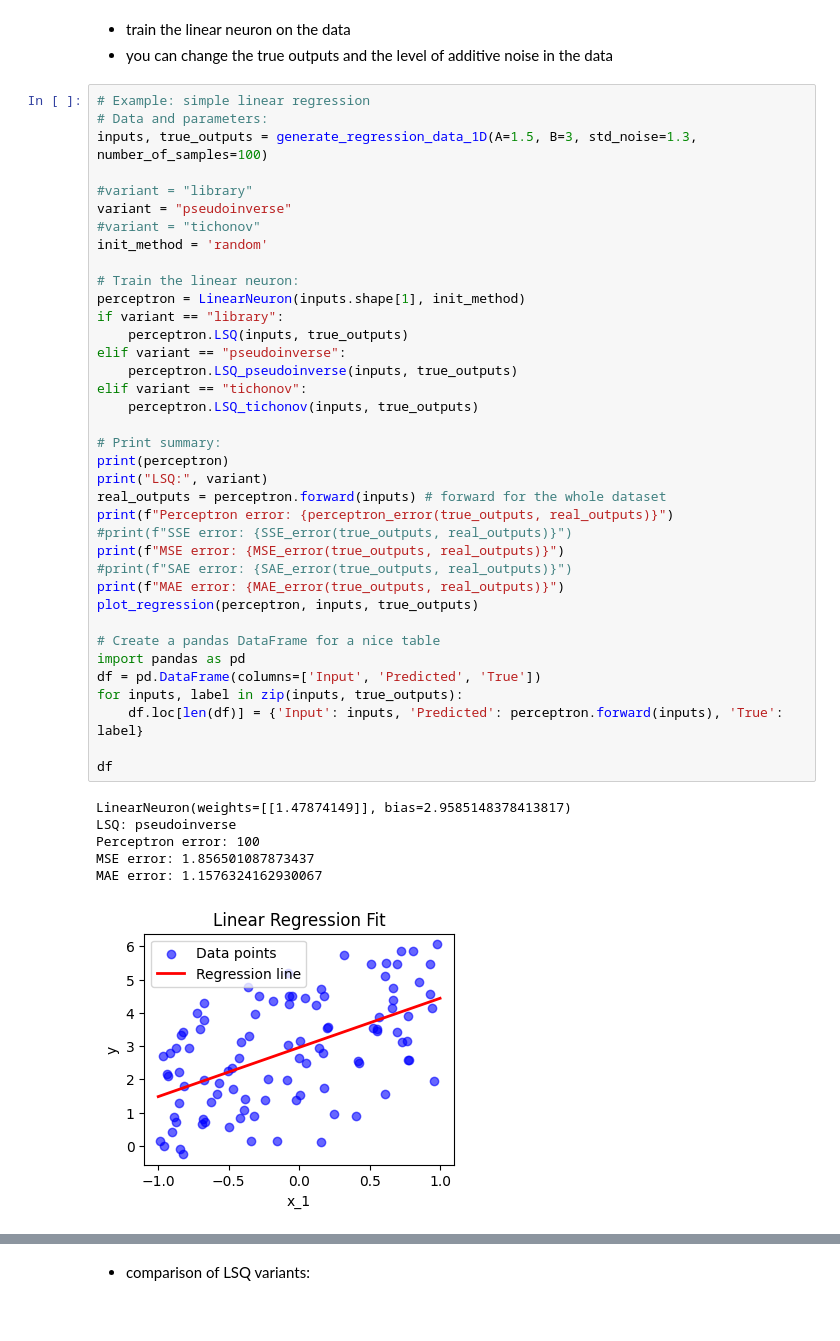
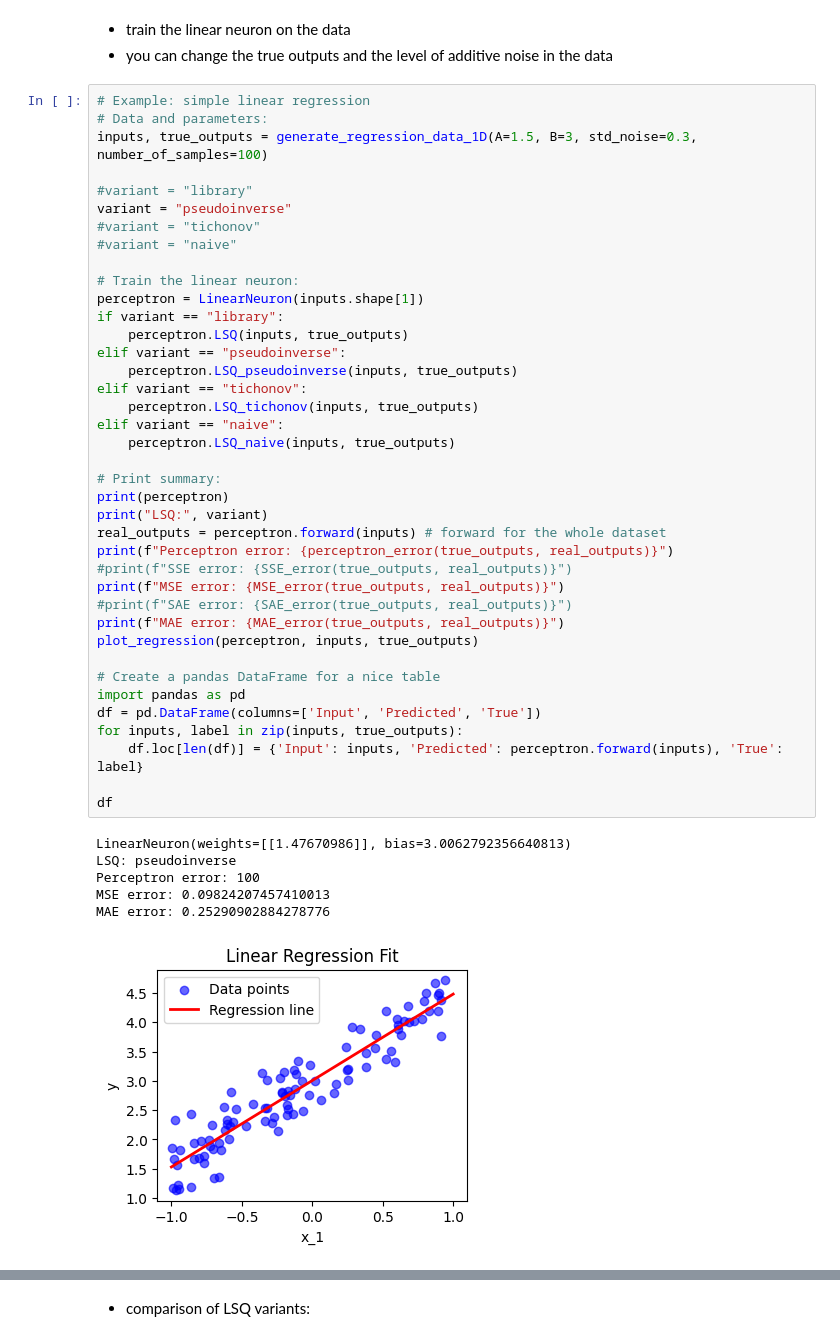
Before and after one commit to reitezuz/18NES1-2026, a Jupyter notebook: week03/linear_neuron.ipynb, the cells around one changed output, grey strips where cells are left out. Cells and saved outputs as stored; diff of their text form.

```diff
--- a/week03/linear_neuron.ipynb
+++ b/week03/linear_neuron.ipynb
@@ -677,45 +679,47 @@ inputs, true_outputs = generate_regression_data_1D()
 # %%
 # Example: simple linear regression
 # Data and parameters:
-inputs, true_outputs = generate_regression_data_1D(A=1.5, B=3, std_noise=1.3, number_of_samples=100)
+inputs, true_outputs = generate_regression_data_1D(A=1.5, B=3, std_noise=0.3, number_of_samples=100)
 
 #variant = "library"
 variant = "pseudoinverse"
 #variant = "tichonov"
-init_method = 'random'
+#variant = "naive"
 
 # Train the linear neuron:
-perceptron = LinearNeuron(inputs.shape[1], init_method)
+perceptron = LinearNeuron(inputs.shape[1])
 if variant == "library":
     perceptron.LSQ(inputs, true_outputs)
 elif variant == "pseudoinverse":
     perceptron.LSQ_pseudoinverse(inputs, true_outputs)
 elif variant == "tichonov":
     perceptron.LSQ_tichonov(inputs, true_outputs)
+elif variant == "naive":
+    perceptron.LSQ_naive(inputs, true_outputs)
 
 # Print summary:
 print(perceptron)
 print("LSQ:", variant)
 real_outputs = perceptron.forward(inputs) # forward for the whole dataset
 print(f"Perceptron error: {perceptron_error(true_outputs, real_outputs)}")
 #print(f"SSE error: {SSE_error(true_outputs, real_outputs)}")
 print(f"MSE error: {MSE_error(true_outputs, real_outputs)}")
 #print(f"SAE error: {SAE_error(true_outputs, real_outputs)}")
 print(f"MAE error: {MAE_error(true_outputs, real_outputs)}")
 plot_regression(perceptron, inputs, true_outputs)
 
 # Create a pandas DataFrame for a nice table
 import pandas as pd
 df = pd.DataFrame(columns=['Input', 'Predicted', 'True'])
 for inputs, label in zip(inputs, true_outputs):
     df.loc[len(df)] = {'Input': inputs, 'Predicted': perceptron.forward(inputs), 'True': label}
 
 df
 # %% [output]
-LinearNeuron(weights=[[1.47874149]], bias=2.9585148378413817)
+LinearNeuron(weights=[[1.47670986]], bias=3.0062792356640813)
 LSQ: pseudoinverse
 Perceptron error: 100
-MSE error: 1.856501087873437
-MAE error: 1.1576324162930067
+MSE error: 0.09824207457410013
+MAE error: 0.25290902884278776
-[figure, old version]
+[figure, new version]
 |  | Input | Predicted | True |
```
Also changed, not shown: parts of 11 cells of this notebook.
